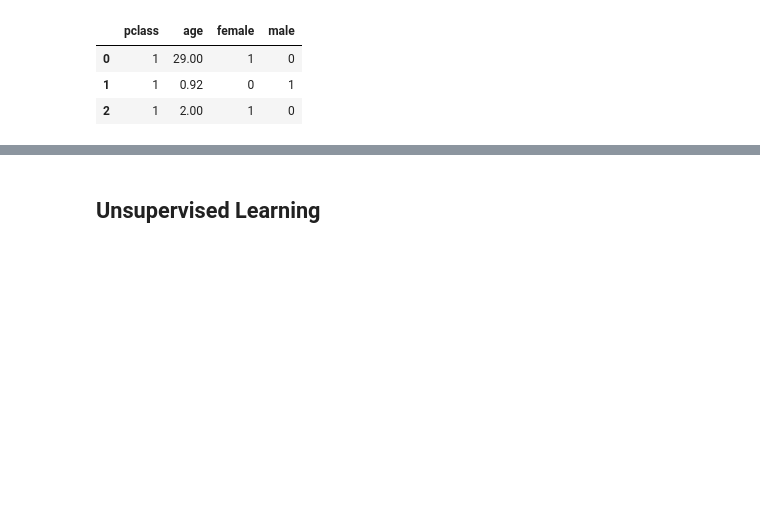
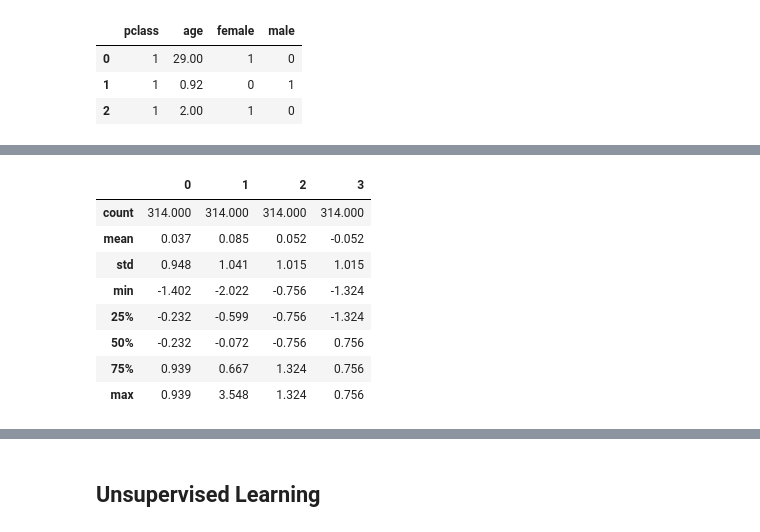
Before and after one commit to Mitch-json/Artificial-Intelligence-For-Engineers, a Jupyter notebook: Supervised and Unsupervised Learning/Supervised and Unsupervised Learning.ipynb, the cells around one changed output, grey strips where cells are left out. Drawn from its saved outputs; the diff is of its cells as text; code cells hidden in the pictures; blank space fills up the shorter version.

```diff
--- a/Supervised and Unsupervised Learning/Supervised and Unsupervised Learning.ipynb
+++ b/Supervised and Unsupervised Learning/Supervised and Unsupervised Learning.ipynb
@@ -92 +79,13 @@ Test size:  314
+# %%
+X_test.describe().round(3)
+# %% [output]
+|  | 0 | 1 | 2 | 3 |
+| count | 314.000 | 314.000 | 314.000 | 314.000 |
+| mean | 0.037 | 0.085 | 0.052 | -0.052 |
+| std | 0.948 | 1.041 | 1.015 | 1.015 |
+| min | -1.402 | -2.022 | -0.756 | -1.324 |
+| 25% | -0.232 | -0.599 | -0.756 | -1.324 |
+| 50% | -0.232 | -0.072 | -0.756 | 0.756 |
+| 75% | 0.939 | 0.667 | 1.324 | 0.756 |
+| max | 0.939 | 3.548 | 1.324 | 0.756 |
 # %%
```
Also changed, not shown: parts of 9 cells of this notebook.
